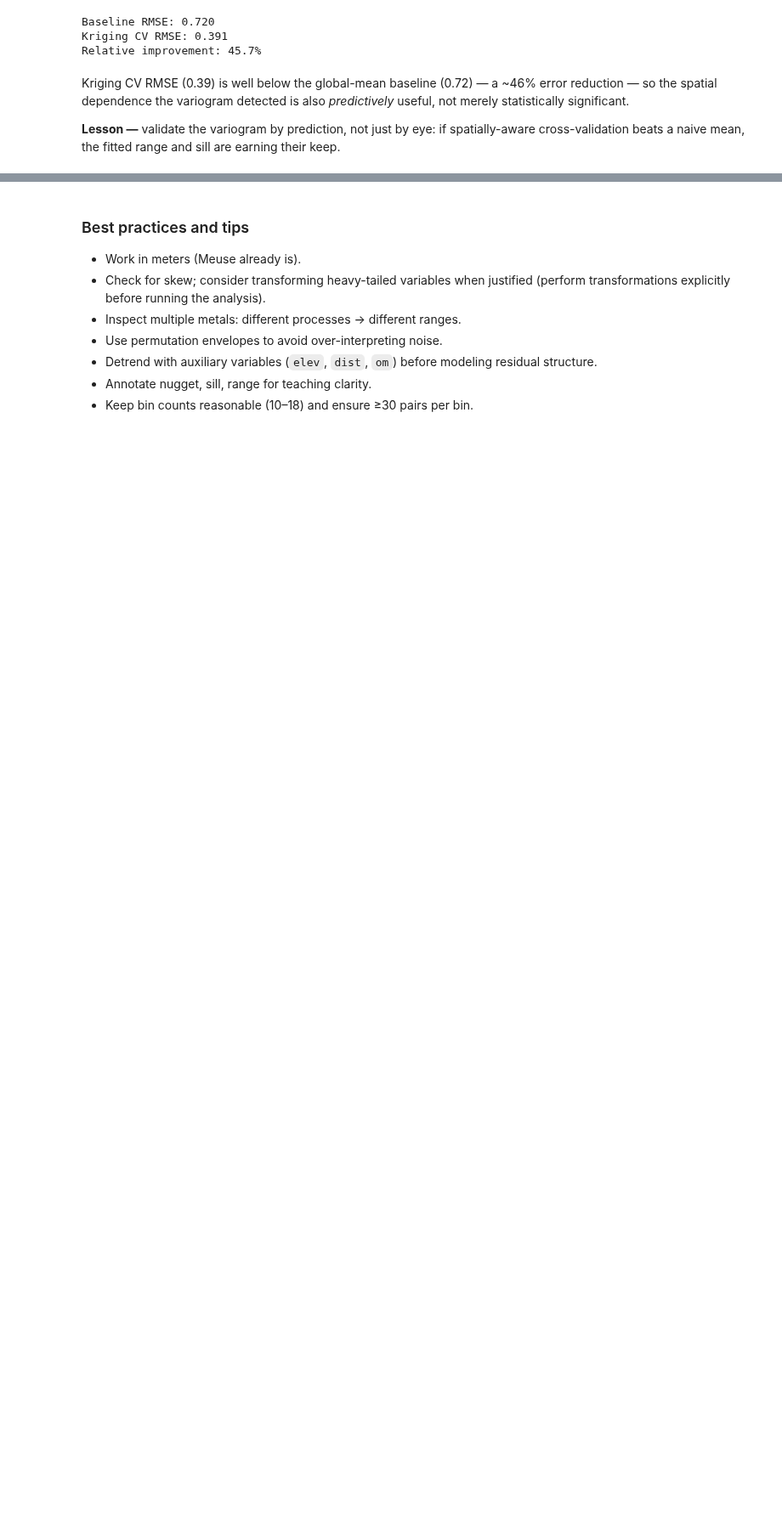
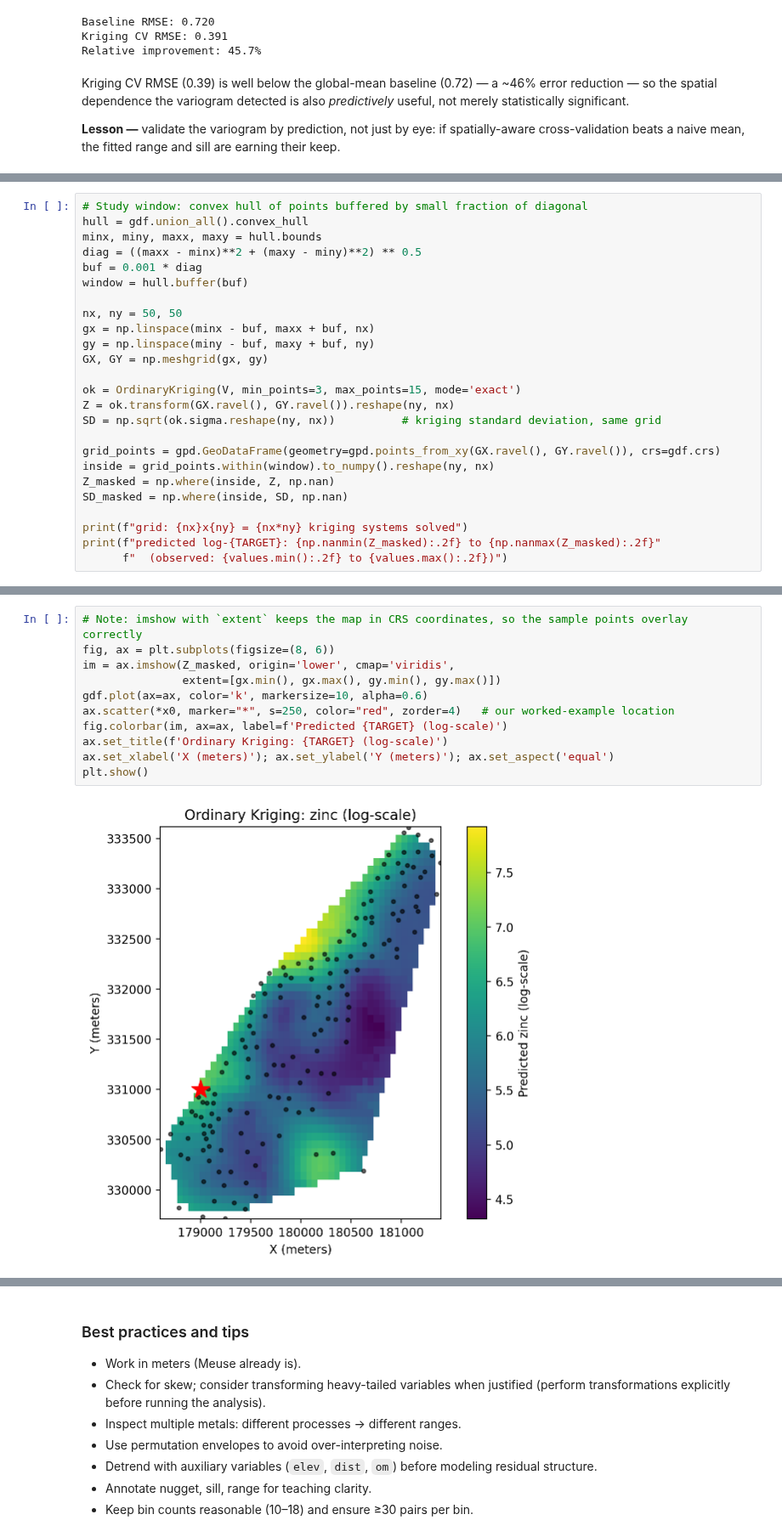
Before and after one commit to rschifan/spatial-unito-26, a Jupyter notebook: notebooks/02b_variograms.ipynb, the cells around one changed output, grey strips where cells are left out. Shown at 85% size. Drawn from its saved outputs; the diff is of its cells as text; blank space fills up the shorter version.

```diff
--- a/notebooks/02b_variograms.ipynb
+++ b/notebooks/02b_variograms.ipynb
@@ -463,0 +857,25 @@ plt.show()
+# %%
+# Study window: convex hull of points buffered by small fraction of diagonal
+hull = gdf.union_all().convex_hull
+minx, miny, maxx, maxy = hull.bounds
+diag = ((maxx - minx)**2 + (maxy - miny)**2) ** 0.5
+buf = 0.001 * diag
+window = hull.buffer(buf)
+
+nx, ny = 50, 50
+gx = np.linspace(minx - buf, maxx + buf, nx)
+gy = np.linspace(miny - buf, maxy + buf, ny)
+GX, GY = np.meshgrid(gx, gy)
+
+ok = OrdinaryKriging(V, min_points=3, max_points=15, mode='exact')
+Z = ok.transform(GX.ravel(), GY.ravel()).reshape(ny, nx)
+SD = np.sqrt(ok.sigma.reshape(ny, nx))          # kriging standard deviation, same grid
+
+grid_points = gpd.GeoDataFrame(geometry=gpd.points_from_xy(GX.ravel(), GY.ravel()), crs=gdf.crs)
+inside = grid_points.within(window).to_numpy().reshape(ny, nx)
+Z_masked = np.where(inside, Z, np.nan)
+SD_masked = np.where(inside, SD, np.nan)
+
+print(f"grid: {nx}x{ny} = {nx*ny} kriging systems solved")
+print(f"predicted log-{TARGET}: {np.nanmin(Z_masked):.2f} to {np.nanmax(Z_masked):.2f}"
+      f"  (observed: {values.min():.2f} to {values.max():.2f})")
@@ -463,0 +885,13 @@ plt.show()
+# %%
+# Note: imshow with `extent` keeps the map in CRS coordinates, so the sample points overlay correctly
+fig, ax = plt.subplots(figsize=(8, 6))
+im = ax.imshow(Z_masked, origin='lower', cmap='viridis',
+               extent=[gx.min(), gx.max(), gy.min(), gy.max()])
+gdf.plot(ax=ax, color='k', markersize=10, alpha=0.6)
+ax.scatter(*x0, marker="*", s=250, color="red", zorder=4)   # our worked-example location
+fig.colorbar(im, ax=ax, label=f'Predicted {TARGET} (log-scale)')
+ax.set_title(f'Ordinary Kriging: {TARGET} (log-scale)')
+ax.set_xlabel('X (meters)'); ax.set_ylabel('Y (meters)'); ax.set_aspect('equal')
+plt.show()
+# %% [output]
+[figure, added]
```
Also changed, not shown: parts of 41 cells of this notebook, 1 other file.
